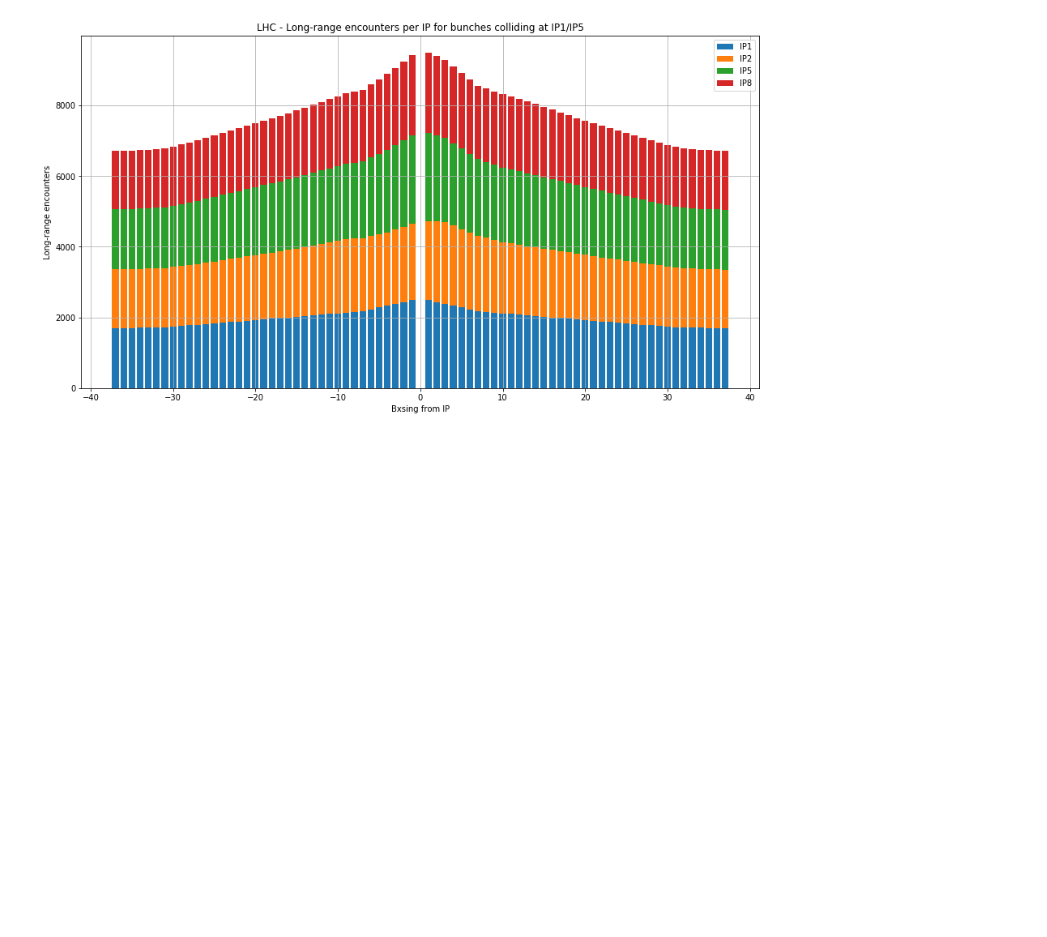
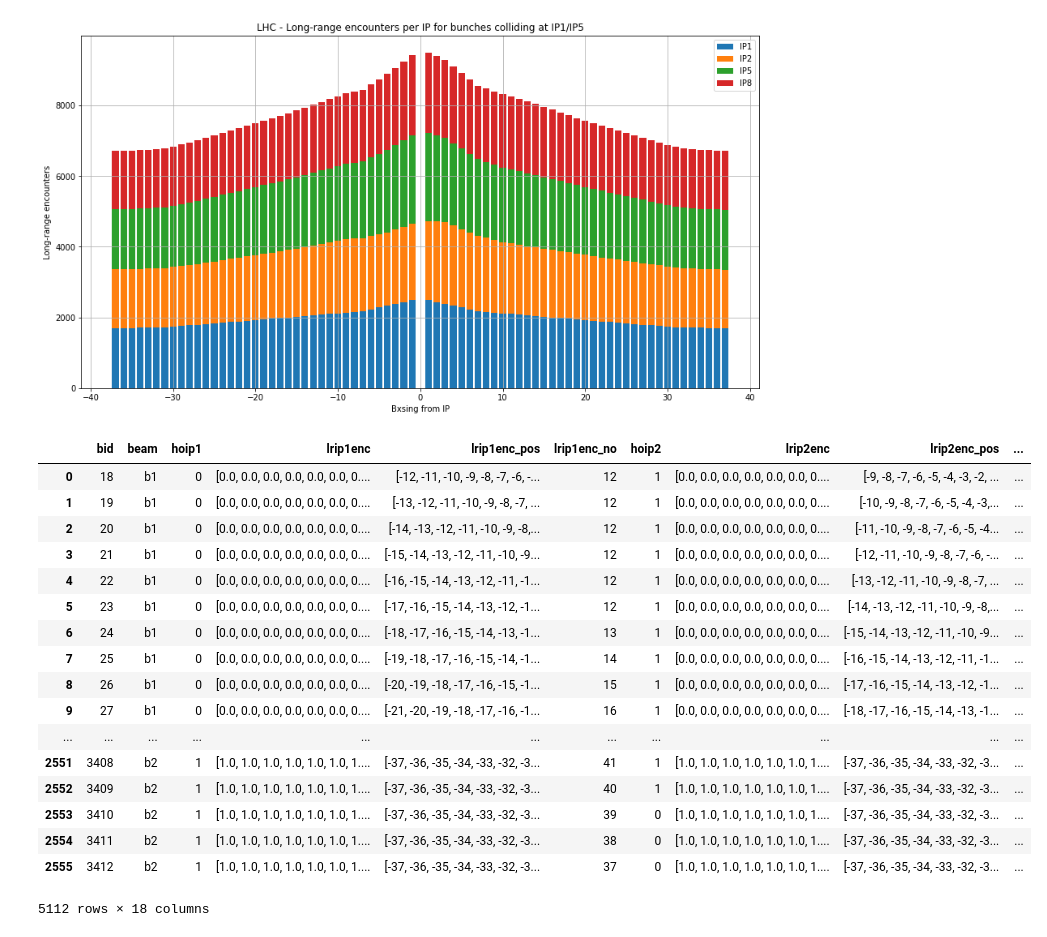
Before and after one commit to iefthymio/LHCTools, a Jupyter notebook: examples/LHCFillingScheme_basic.ipynb, the cells around one changed output. Cells and saved outputs as stored; diff of their text form; code cells hidden in the pictures; blank space fills up the shorter version.

```diff
--- a/examples/LHCFillingScheme_basic.ipynb
+++ b/examples/LHCFillingScheme_basic.ipynb
@@ -105,3 +250,6 @@ lrencountersDF = lhcfpattern.setLongRangeEncounters(nmax)
+# %%
+lhcfpattern.setLongRangeEncounters(nmax)
+lrencountersDF = lhcfpattern.getLongRangeEncounters()
 # %%
 lrencountersDF.head()
 # %% [output]
@@ -177,3 +325,24 @@ plt.grid()
 plt.show()
 # %% [output]
 [figure]
+# %%
+lrencountersDF
+# %% [output]
+|  | bid | beam | hoip1 | lrip1enc | lrip1enc_pos | lrip1enc_no | hoip2 | lrip2enc | lrip2enc_pos | ... |
+| 0 | 18 | b1 | 0 | [0.0, 0.0, 0.0, 0.0, 0.0, 0.0, 0.... | [-12, -11, -10, -9, -8, -7, -6, -... | 12 | 1 | [0.0, 0.0, 0.0, 0.0, 0.0, 0.0, 0.... | [-9, -8, -7, -6, -5, -4, -3, -2, ... | ... |
+| 1 | 19 | b1 | 0 | [0.0, 0.0, 0.0, 0.0, 0.0, 0.0, 0.... | [-13, -12, -11, -10, -9, -8, -7, ... | 12 | 1 | [0.0, 0.0, 0.0, 0.0, 0.0, 0.0, 0.... | [-10, -9, -8, -7, -6, -5, -4, -3,... | ... |
+| 2 | 20 | b1 | 0 | [0.0, 0.0, 0.0, 0.0, 0.0, 0.0, 0.... | [-14, -13, -12, -11, -10, -9, -8,... | 12 | 1 | [0.0, 0.0, 0.0, 0.0, 0.0, 0.0, 0.... | [-11, -10, -9, -8, -7, -6, -5, -4... | ... |
+| 3 | 21 | b1 | 0 | [0.0, 0.0, 0.0, 0.0, 0.0, 0.0, 0.... | [-15, -14, -13, -12, -11, -10, -9... | 12 | 1 | [0.0, 0.0, 0.0, 0.0, 0.0, 0.0, 0.... | [-12, -11, -10, -9, -8, -7, -6, -... | ... |
+| 4 | 22 | b1 | 0 | [0.0, 0.0, 0.0, 0.0, 0.0, 0.0, 0.... | [-16, -15, -14, -13, -12, -11, -1... | 12 | 1 | [0.0, 0.0, 0.0, 0.0, 0.0, 0.0, 0.... | [-13, -12, -11, -10, -9, -8, -7, ... | ... |
+| 5 | 23 | b1 | 0 | [0.0, 0.0, 0.0, 0.0, 0.0, 0.0, 0.... | [-17, -16, -15, -14, -13, -12, -1... | 12 | 1 | [0.0, 0.0, 0.0, 0.0, 0.0, 0.0, 0.... | [-14, -13, -12, -11, -10, -9, -8,... | ... |
+| 6 | 24 | b1 | 0 | [0.0, 0.0, 0.0, 0.0, 0.0, 0.0, 0.... | [-18, -17, -16, -15, -14, -13, -1... | 13 | 1 | [0.0, 0.0, 0.0, 0.0, 0.0, 0.0, 0.... | [-15, -14, -13, -12, -11, -10, -9... | ... |
+| 7 | 25 | b1 | 0 | [0.0, 0.0, 0.0, 0.0, 0.0, 0.0, 0.... | [-19, -18, -17, -16, -15, -14, -1... | 14 | 1 | [0.0, 0.0, 0.0, 0.0, 0.0, 0.0, 0.... | [-16, -15, -14, -13, -12, -11, -1... | ... |
+| 8 | 26 | b1 | 0 | [0.0, 0.0, 0.0, 0.0, 0.0, 0.0, 0.... | [-20, -19, -18, -17, -16, -15, -1... | 15 | 1 | [0.0, 0.0, 0.0, 0.0, 0.0, 0.0, 0.... | [-17, -16, -15, -14, -13, -12, -1... | ... |
+| 9 | 27 | b1 | 0 | [0.0, 0.0, 0.0, 0.0, 0.0, 0.0, 0.... | [-21, -20, -19, -18, -17, -16, -1... | 16 | 1 | [0.0, 0.0, 0.0, 0.0, 0.0, 0.0, 0.... | [-18, -17, -16, -15, -14, -13, -1... | ... |
+| ... | ... | ... | ... | ... | ... | ... | ... | ... | ... | ... |
+| 2551 | 3408 | b2 | 1 | [1.0, 1.0, 1.0, 1.0, 1.0, 1.0, 1.... | [-37, -36, -35, -34, -33, -32, -3... | 41 | 1 | [1.0, 1.0, 1.0, 1.0, 1.0, 1.0, 1.... | [-37, -36, -35, -34, -33, -32, -3... | ... |
+| 2552 | 3409 | b2 | 1 | [1.0, 1.0, 1.0, 1.0, 1.0, 1.0, 1.... | [-37, -36, -35, -34, -33, -32, -3... | 40 | 1 | [1.0, 1.0, 1.0, 1.0, 1.0, 1.0, 1.... | [-37, -36, -35, -34, -33, -32, -3... | ... |
+| 2553 | 3410 | b2 | 1 | [1.0, 1.0, 1.0, 1.0, 1.0, 1.0, 1.... | [-37, -36, -35, -34, -33, -32, -3... | 39 | 0 | [1.0, 1.0, 1.0, 1.0, 1.0, 1.0, 1.... | [-37, -36, -35, -34, -33, -32, -3... | ... |
+| 2554 | 3411 | b2 | 1 | [1.0, 1.0, 1.0, 1.0, 1.0, 1.0, 1.... | [-37, -36, -35, -34, -33, -32, -3... | 38 | 0 | [1.0, 1.0, 1.0, 1.0, 1.0, 1.0, 1.... | [-37, -36, -35, -34, -33, -32, -3... | ... |
+| 2555 | 3412 | b2 | 1 | [1.0, 1.0, 1.0, 1.0, 1.0, 1.0, 1.... | [-37, -36, -35, -34, -33, -32, -3... | 37 | 0 | [1.0, 1.0, 1.0, 1.0, 1.0, 1.0, 1.... | [-37, -36, -35, -34, -33, -32, -3... | ... |
+5112 rows × 18 columns
```
Also changed, not shown: parts of 17 cells of this notebook.
